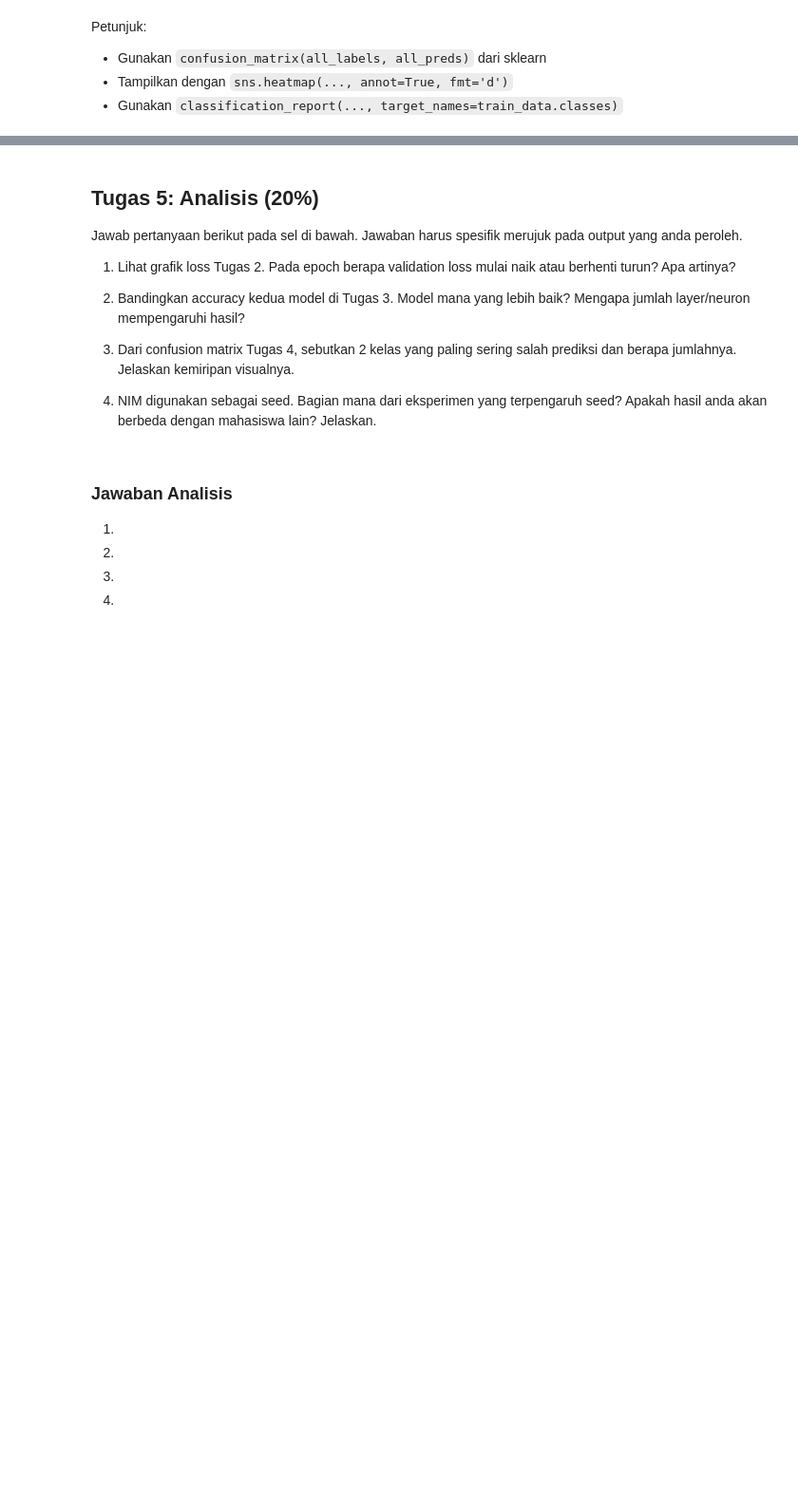
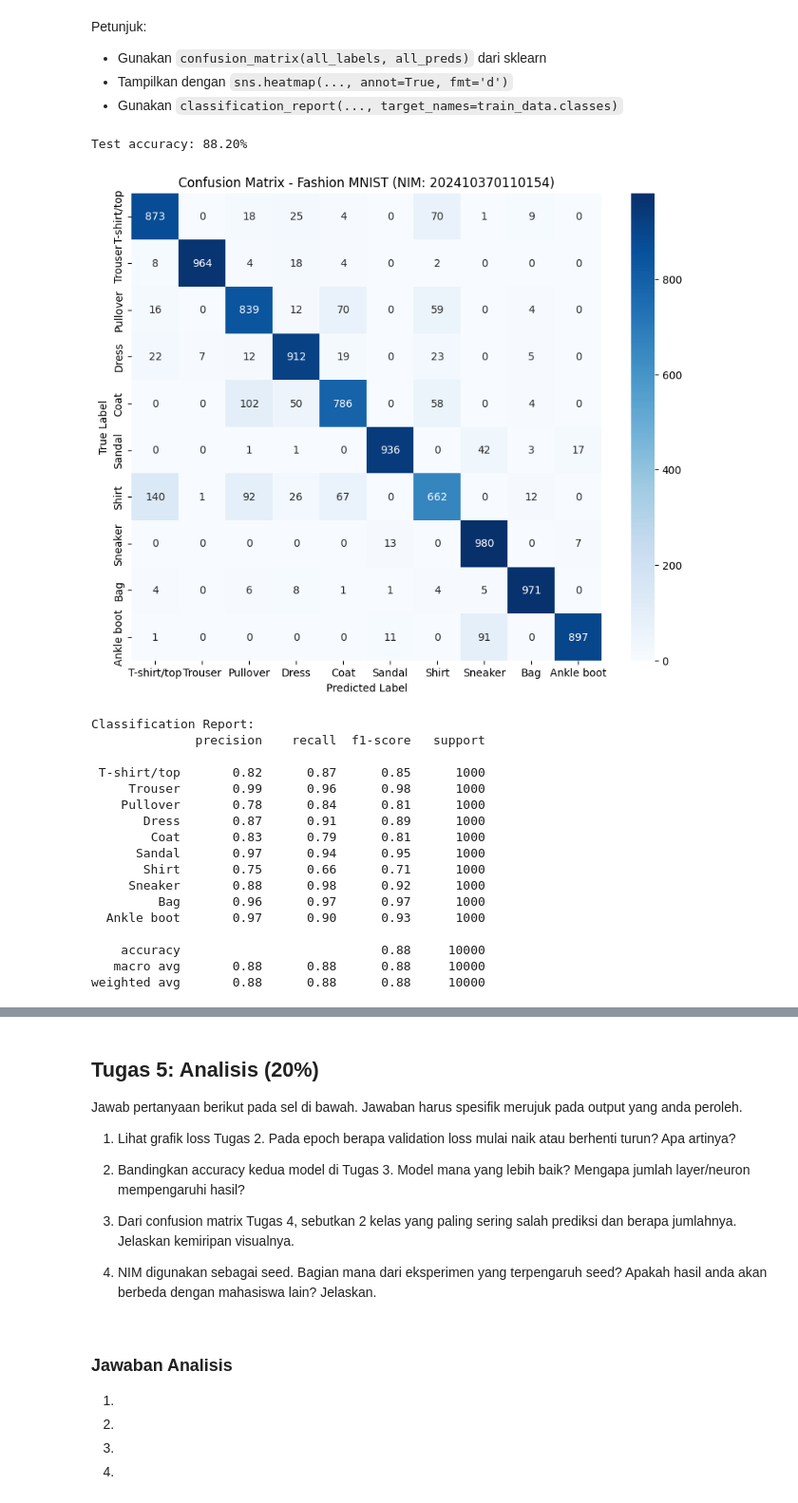
Before and after one commit to ronald154/DocumentationPractice, a Jupyter notebook: ujian_mlp.ipynb, the cells around one changed output, grey strips where cells are left out. Shown at 95% size. Cells and saved outputs as stored; diff of their text form; code cells hidden in the pictures; blank space fills up the shorter version.

```diff
--- a/ujian_mlp.ipynb
+++ b/ujian_mlp.ipynb
@@ -415,30 +417,65 @@ Petunjuk:
 # %%
 # Tulis ulang kode evaluasi di sini (accuracy + confusion matrix + classification report)
 
-# TODO: pilih model terbaik dari Tugas 3 (model_a atau model_b)
-# best_model = ...
+# Memilih model terbaik dari Tugas 3
+best_model = model_b
 
 best_model.eval()
 all_preds = []
 all_labels = []
 correct = 0
 total = 0
 
 with torch.no_grad():
     for X, y in test_loader:
         output = best_model(X)
         _, pred = output.max(1)
         total += y.size(0)
         correct += pred.eq(y).sum().item()
-        # TODO: kumpulkan semua prediksi (all_preds) dan label asli (all_labels)
-        pass
+
+        # Mengumpulkan semua prediksi dan label asli
+        all_preds.extend(pred.cpu().numpy())
+        all_labels.extend(y.cpu().numpy())
 
 accuracy = 100.0 * correct / total
 print(f"Test accuracy: {accuracy:.2f}%")
 
-# TODO: hitung confusion matrix dengan sklearn dan tampilkan sebagai heatmap pakai seaborn
+# Hitung confusion matrix menggunakan scikit-learn
+cm = confusion_matrix(all_labels, all_preds)
 
-# TODO: tampilkan classification report dengan sklearn
+# Tampilkan heatmap matriks konfusi menggunakan seaborn
+plt.figure(figsize=(10, 8))
+sns.heatmap(cm, annot=True, fmt='d', cmap='Blues',
+            xticklabels=train_data.classes,
+            yticklabels=train_data.classes)
+plt.xlabel('Predicted Label')
+plt.ylabel('True Label')
+plt.title(f'Confusion Matrix - Fashion MNIST (NIM: {nim})')
+plt.show()
+
+# Menampilkan laporan klasifikasi terperinci
+print("\nClassification Report:")
+print(classification_report(all_labels, all_preds, target_names=train_data.classes))
+# %% [output]
+Test accuracy: 88.20%
+[figure, added]
+Classification Report:
+              precision    recall  f1-score   support
+
+ T-shirt/top       0.82      0.87      0.85      1000
+     Trouser       0.99      0.96      0.98      1000
+    Pullover       0.78      0.84      0.81      1000
+       Dress       0.87      0.91      0.89      1000
+        Coat       0.83      0.79      0.81      1000
+      Sandal       0.97      0.94      0.95      1000
+       Shirt       0.75      0.66      0.71      1000
+     Sneaker       0.88      0.98      0.92      1000
+         Bag       0.96      0.97      0.97      1000
+  Ankle boot       0.97      0.90      0.93      1000
+
+    accuracy                           0.88     10000
+   macro avg       0.88      0.88      0.88     10000
+weighted avg       0.88      0.88      0.88     10000
 # %%
 # Verifikasi
 print(f"NIM: {nim}")
```
Also changed, not shown: parts of 2 cells of this notebook.
